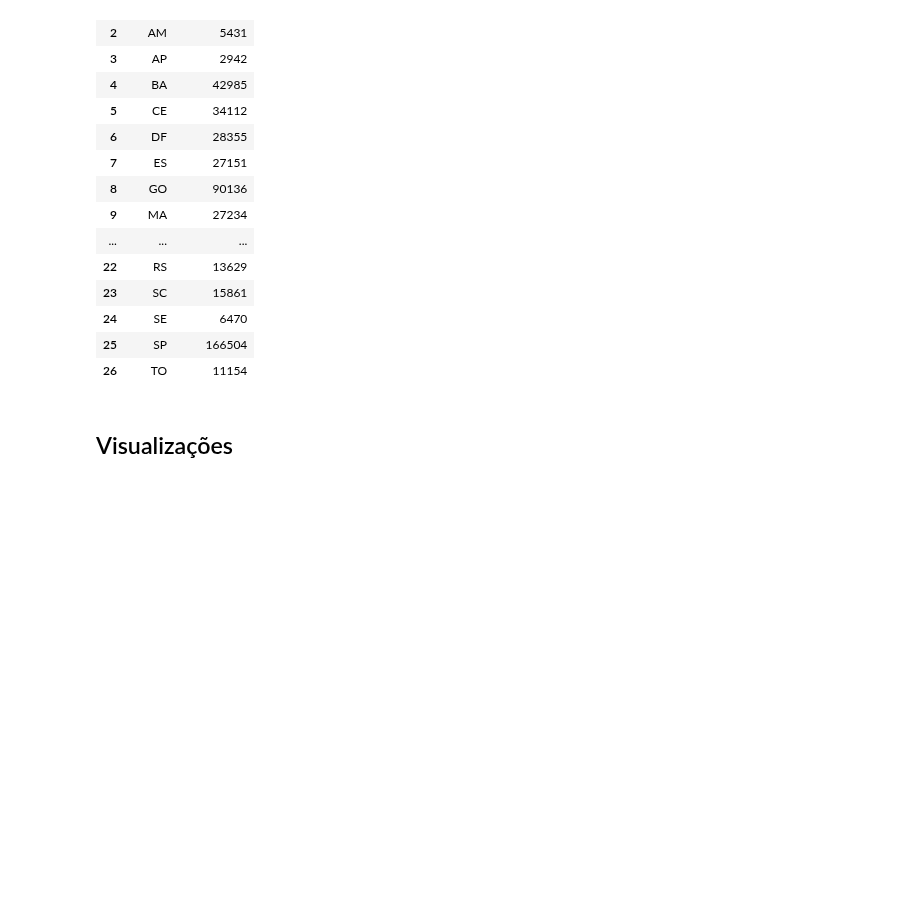
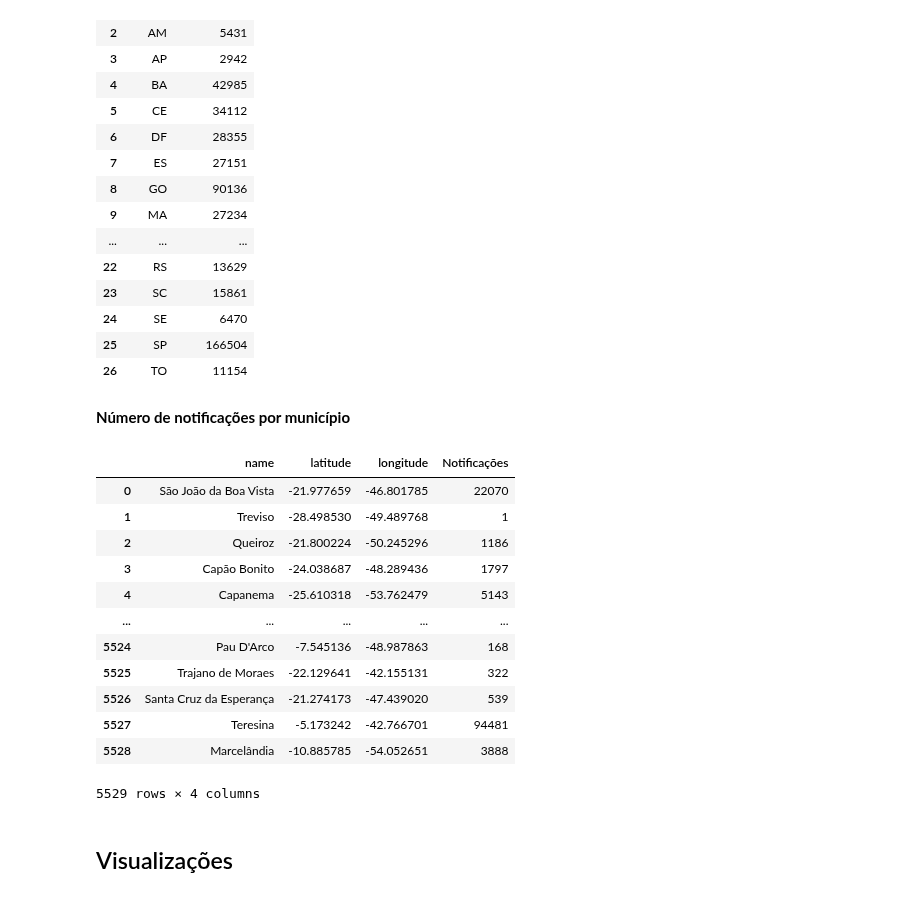
Before and after one commit to Romulol-B/Pysus-IBGE, a Jupyter notebook: sinan.ipynb, the cells around one changed output. Saved outputs shown, nothing was run; the diff lists cells and outputs as text; code cells hidden in the pictures; blank space fills up the shorter version.

Commit message:
analises por municipio

```diff
--- a/sinan.ipynb
+++ b/sinan.ipynb
@@ -297,6 +353,45 @@ df_estado
 | 24 | SE | 6470 |
 | 25 | SP | 166504 |
 | 26 | TO | 11154 |
+# %% [markdown]
+**Número de notificações por município**
+# %%
+gdf['id_6'] = gdf['id'].astype(str).str[:-1]
+
+df_municipio = (
+    df
+    .join(
+        pl.from_pandas(
+            gdf[['id_6', 'name', 'latitude', 'longitude']]
+        ).lazy(),
+        left_on='ID_MUNICIP',
+        right_on='id_6',
+        how='left'
+    )
+    .group_by(['name', 'latitude', 'longitude'])
+    .agg(
+        pl.len().alias('Notificações')
+    )
+    .drop_nulls('name')
+    .collect()
+    .to_pandas()
+)
+
+df_municipio
+# %% [output]
+|  | name | latitude | longitude | Notificações |
+| 0 | São João da Boa Vista | -21.977659 | -46.801785 | 22070 |
+| 1 | Treviso | -28.498530 | -49.489768 | 1 |
+| 2 | Queiroz | -21.800224 | -50.245296 | 1186 |
+| 3 | Capão Bonito | -24.038687 | -48.289436 | 1797 |
+| 4 | Capanema | -25.610318 | -53.762479 | 5143 |
+| ... | ... | ... | ... | ... |
+| 5524 | Pau D'Arco | -7.545136 | -48.987863 | 168 |
+| 5525 | Trajano de Moraes | -22.129641 | -42.155131 | 322 |
+| 5526 | Santa Cruz da Esperança | -21.274173 | -47.439020 | 539 |
+| 5527 | Teresina | -5.173242 | -42.766701 | 94481 |
+| 5528 | Marcelândia | -10.885785 | -54.052651 | 3888 |
+5529 rows × 4 columns
 # %% [markdown]
 ## Visualizações
 # %%
```
Also changed, not shown: parts of 12 cells of this notebook.
